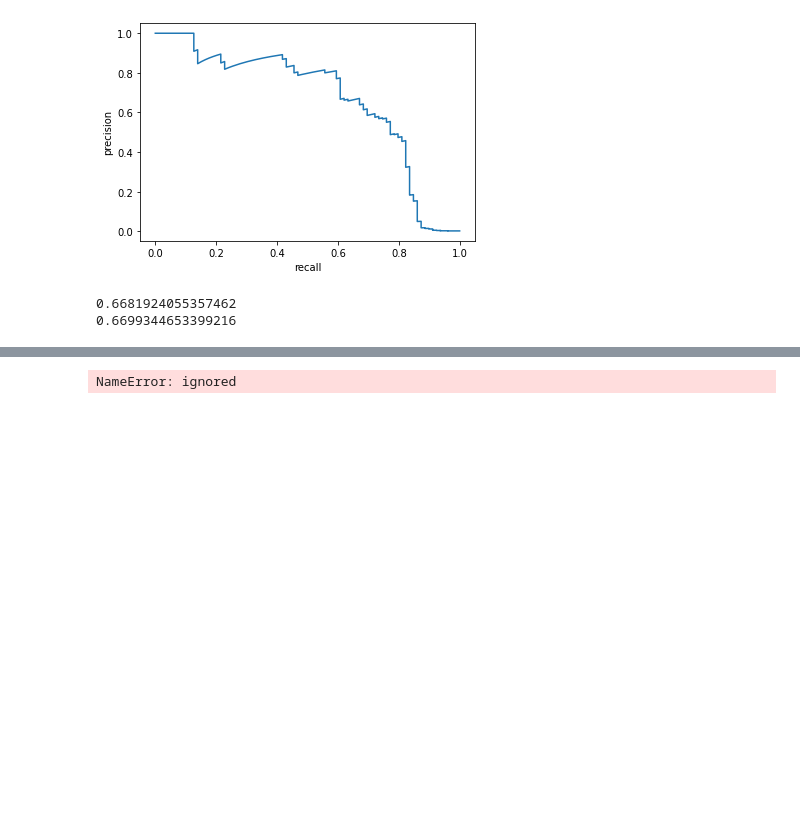
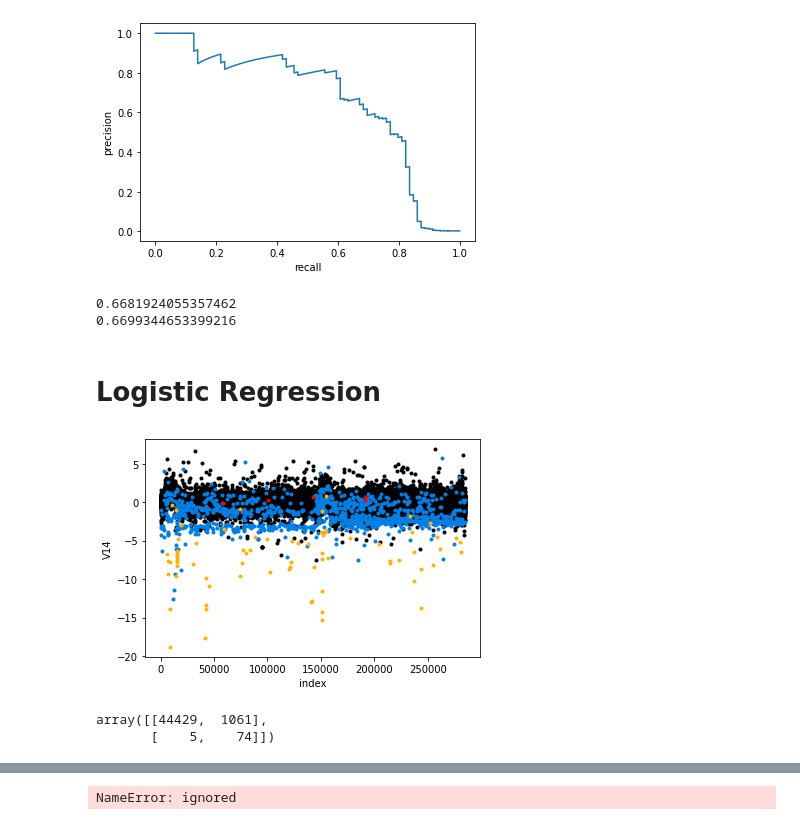
Before and after one commit to TimSim/FraudDetection, a Jupyter notebook: CreditCardFraudDetectionTF.ipynb, the cells around one changed output, grey strips where cells are left out. Cells and saved outputs as stored; diff of their text form; code cells hidden in the pictures; blank space fills up the shorter version.

```diff
--- a/CreditCardFraudDetectionTF.ipynb
+++ b/CreditCardFraudDetectionTF.ipynb
@@ -416,3 +437,31 @@ print(average_precision_score(y_val,decFunc2))
 # %% [output]
 0.6681924055357462
 0.6699344653399216
+# %% [markdown]
+# Logistic Regression
+# %%
+pipe3 = Pipeline([('amt_tx',AmountTransformer(myFloor=0.005)),
+                  ('std_normz',StandardScaler()),
+                 ('logisticRegression',LogisticRegression(penalty='none',fit_intercept=True,class_weight='balanced'))])
+_=pipe3.fit(X_train,y_train)
+# %%
+
+preds3=pipe3.predict(X_val)
+decFunc3 = pipe3.decision_function(X_val)
+# %%
+col = 'V14'
+plt.plot(X_val[col][(preds3==0) & (y_val==0)],'k.')
+plt.plot(X_val[col][(preds3==1) & (y_val==0)],'.',color=[0,0.5,0.9])
+plt.plot(X_val[col][(preds3==0) & (y_val==1)],'.',color=[1,0,0])
+plt.plot(X_val[col][(preds3==1) & (y_val==1)],'.',color=[1.0,0.7,0.0])
+plt.ylabel(col)
+plt.xlabel('index')
+plt.show()
+# %% [output]
+[figure, added]
+# %%
+#Metrics
+confusion_matrix(y_val,preds3)
+# %% [output]
+array([[44429,  1061],
+       [    5,    74]])
```
Also changed, not shown: parts of 33 cells of this notebook.
